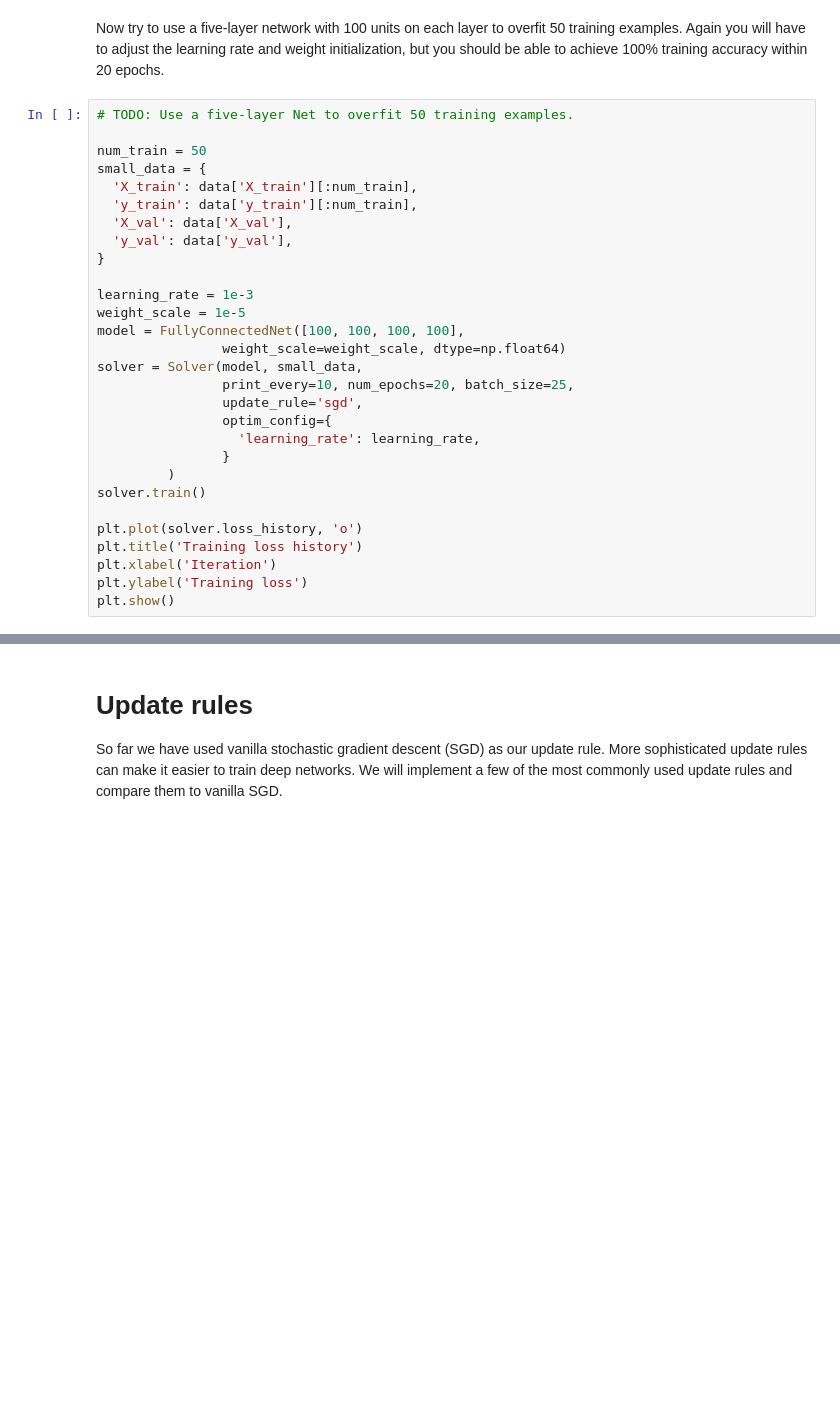
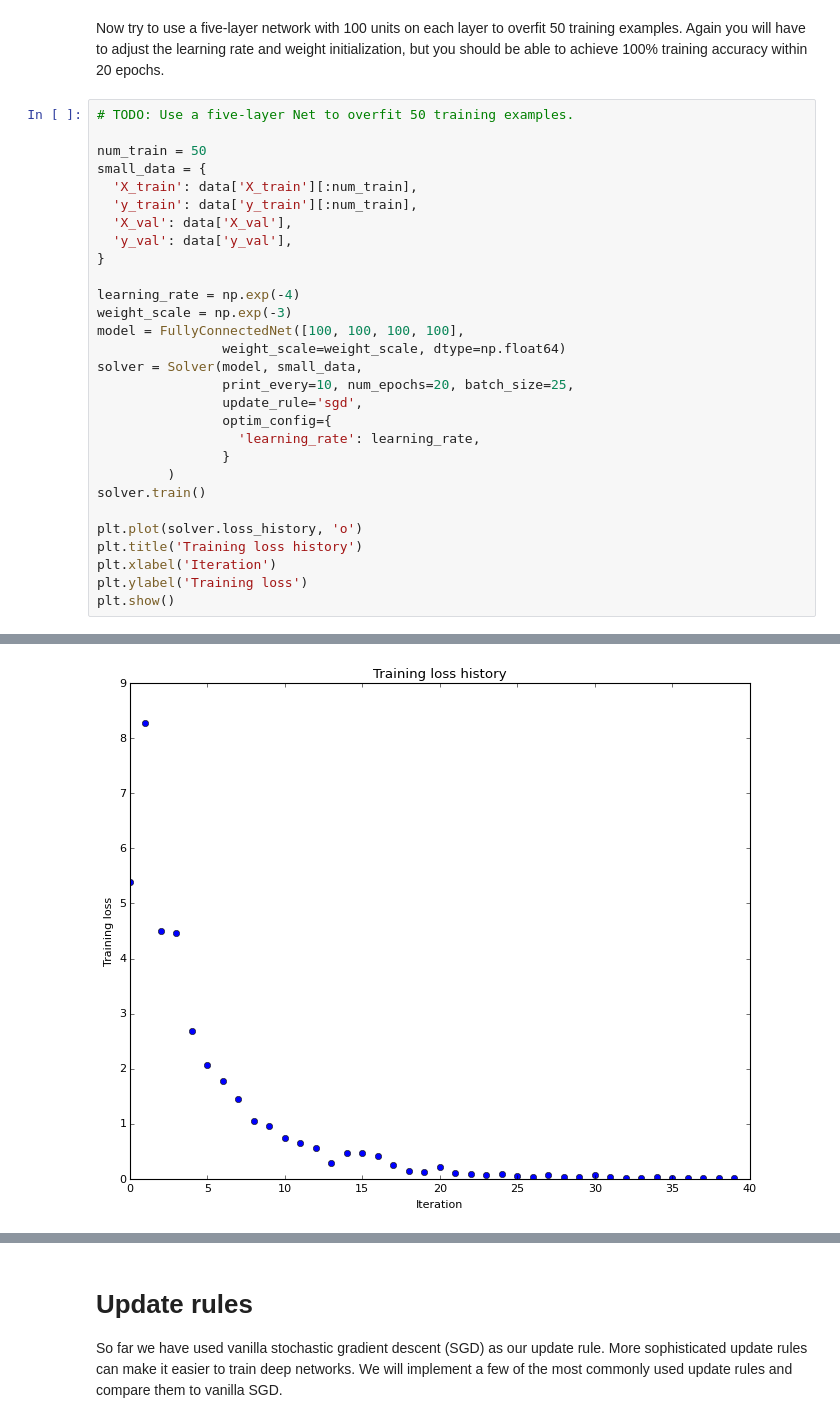
Before and after one commit to mrvgao/cs231n, a Jupyter notebook: assignment2/FullyConnectedNets.ipynb, the cells around one changed output, grey strips where cells are left out. Drawn from its saved outputs; the diff is of its cells as text; blank space fills up the shorter version.

```diff
--- a/assignment2/FullyConnectedNets.ipynb
+++ b/assignment2/FullyConnectedNets.ipynb
@@ -450,8 +481,8 @@ small_data = {
   'y_val': data['y_val'],
 }
 
-learning_rate = 1e-3
-weight_scale = 1e-5
+learning_rate = np.exp(-4)
+weight_scale = np.exp(-3)
 model = FullyConnectedNet([100, 100, 100, 100],
                 weight_scale=weight_scale, dtype=np.float64)
 solver = Solver(model, small_data,
@@ -468,3 +499,4 @@ plt.title('Training loss history')
 plt.xlabel('Iteration')
 plt.ylabel('Training loss')
 plt.show()
+# %% [output]
@@ -471,3 +520,4 @@ plt.show()
+[figure, added]
 # %% [markdown]
 # Inline question:
 Did you notice anything about the comparative difficulty of training the three-layer net vs training the five layer net?
```
Also changed, not shown: parts of 4 cells of this notebook, 1 other file.
